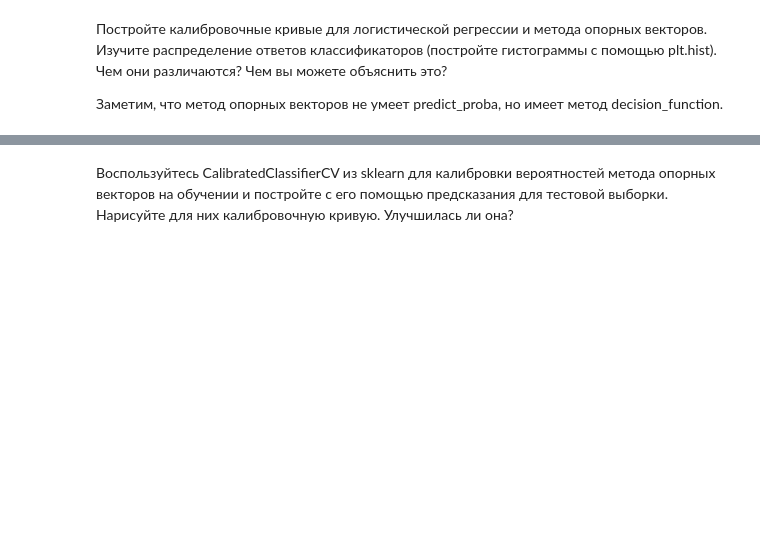
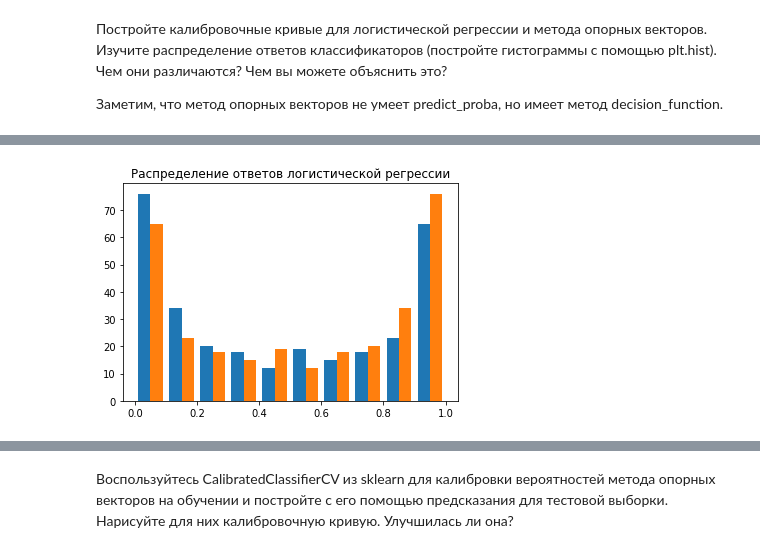
Before and after one commit to paniquex/ML_DS_practice, a Jupyter notebook: MMRO/HW_04/homework-practuce-04-KuzminNikita.ipynb, the cells around one changed output, grey strips where cells are left out. Cells and saved outputs as stored; diff of their text form; code cells hidden in the pictures; blank space fills up the shorter version.

```diff
--- a/MMRO/HW_04/homework-practuce-04-KuzminNikita.ipynb
+++ b/MMRO/HW_04/homework-practuce-04-KuzminNikita.ipynb
@@ -478,3 +484,9 @@ Wall time: 2.67 ms
+# %%
+plt.hist(preds_logistic)
+plt.title('Распределение ответов логистической регрессии')
+plt.show()
+# %% [output]
+[figure, added]
 # %%
 plot_calibration_curve(y_test, preds_logistic[:, 1])
 plot_calibration_curve(y_test, preds_svc[:, 1])
```
Also changed, not shown: parts of 144 cells of this notebook.
